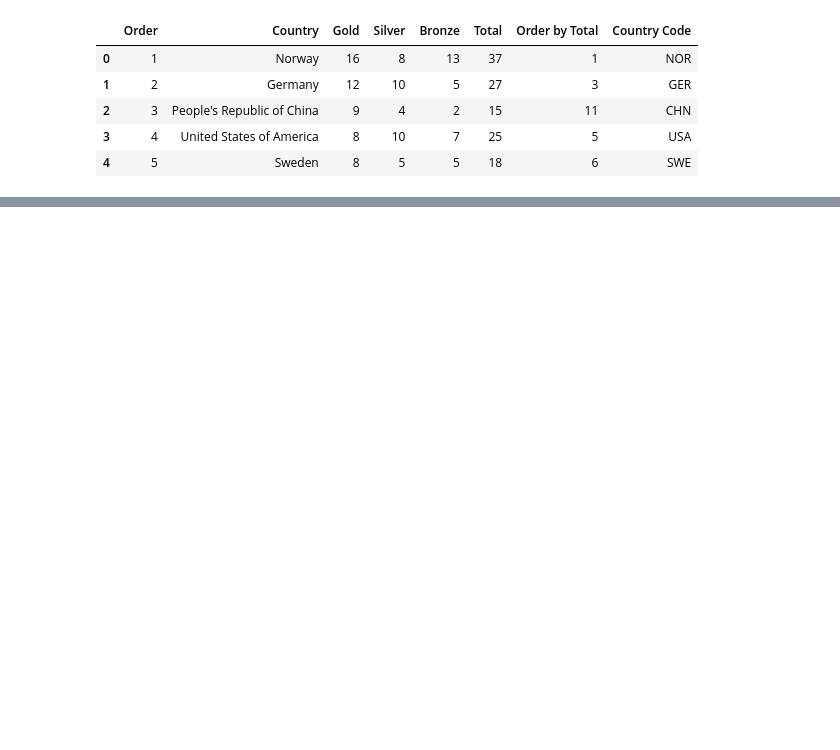
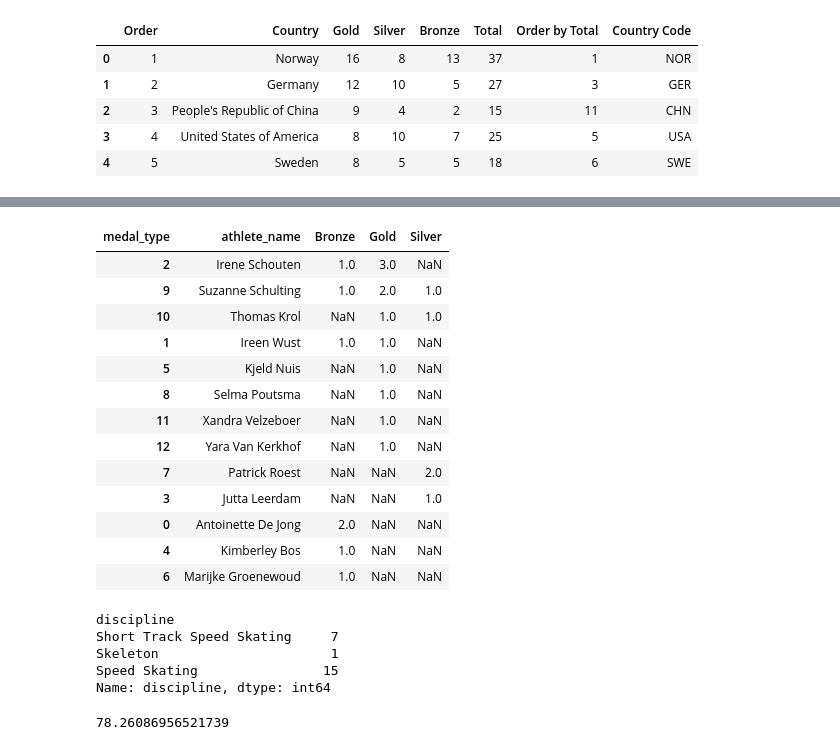
Before and after one commit to lvdheijden/winter-olympics-2022, a Jupyter notebook: winter_olympics_2022.ipynb, the cells around one changed output, grey strips where cells are left out. Drawn from its saved outputs; the diff is of its cells as text; code cells hidden in the pictures; blank space fills up the shorter version.

```diff
--- a/winter_olympics_2022.ipynb
+++ b/winter_olympics_2022.ipynb
@@ -13,0 +50,3 @@ medals_total.head()
+# %%
+athletes_medals = pd.read_csv("C:/Users/luukv/OneDrive/Documents/Commerciële Economie/Semester 6/Develop my Skills/Data Inzichtelijk/Winter Olympics/data/medals.csv", sep=",")
+athletes_medals.head()
@@ -13,0 +60,3 @@ medals_total.head()
+# %%
+athletes_medals_ned = athletes_medals[athletes_medals["country"]=="Netherlands"]
+athletes_medals_ned.head()
@@ -13,0 +70,7 @@ medals_total.head()
+# %%
+#athletes_medals_ned.loc[:, "athlete_name"] = athletes_medals_ned.loc[:, "athlete_name"].apply(lambda x : ' '.join(reversed(x.split(' '))))
+athletes_medals_ned.loc[:, "athlete_name"] = athletes_medals_ned.loc[:, "athlete_name"].str.title()
+first_name = athletes_medals_ned["athlete_name"].str.split().str[-1]
+athletes_medals_ned["athlete_name"] = athletes_medals_ned["athlete_name"].str.rsplit(' ',1).str[0]
+athletes_medals_ned["athlete_name"] = first_name + " " + athletes_medals_ned["athlete_name"]
+athletes_medals_ned.head()
@@ -13,0 +107,4 @@ medals_total.head()
+# %%
+#["athlete_name", "medal_type", "athlete_sex", "country", "event", "discipline"]
+athletes_medals_ned_grouped = athletes_medals_ned.groupby(["athlete_name", "medal_type"], as_index=False,)["medal_code"].count()
+athletes_medals_ned_grouped.head()
@@ -14 +118,21 @@ medals_total.head()
+# %%
+athletes_medals_ned_pivoted = athletes_medals_ned_grouped.pivot(index="athlete_name",
+                                                                columns="medal_type",
+                                                                values="medal_code").reset_index().sort_values(["Gold", "Silver"], ascending=[False, False])
+athletes_medals_ned_pivoted
+# %% [output]
+| medal_type | athlete_name | Bronze | Gold | Silver |
+| 2 | Irene Schouten | 1.0 | 3.0 | NaN |
+| 9 | Suzanne Schulting | 1.0 | 2.0 | 1.0 |
+| 10 | Thomas Krol | NaN | 1.0 | 1.0 |
+| 1 | Ireen Wust | 1.0 | 1.0 | NaN |
+| 5 | Kjeld Nuis | NaN | 1.0 | NaN |
+| 8 | Selma Poutsma | NaN | 1.0 | NaN |
+| 11 | Xandra Velzeboer | NaN | 1.0 | NaN |
+| 12 | Yara Van Kerkhof | NaN | 1.0 | NaN |
+| 7 | Patrick Roest | NaN | NaN | 2.0 |
+| 3 | Jutta Leerdam | NaN | NaN | 1.0 |
+| 0 | Antoinette De Jong | 2.0 | NaN | NaN |
+| 4 | Kimberley Bos | 1.0 | NaN | NaN |
+| 6 | Marijke Groenewoud | 1.0 | NaN | NaN |
 # %%
@@ -49,0 +176,14 @@ fig.show(renderer="svg")
+# %%
+disciplines_ned = athletes_medals_ned.groupby(["discipline"])["discipline"].count()
+disciplines_ned
+# %% [output]
+discipline
+Short Track Speed Skating     7
+Skeleton                      1
+Speed Skating                15
+Name: discipline, dtype: int64
+# %%
+gender_ned = athletes_medals_ned.groupby(["athlete_sex"])["athlete_sex"].count()
+gender_ned['W'] / (gender_ned['M'] + gender_ned['W']) * 100
+# %% [output]
+78.26086956521739
```
Also changed, not shown: parts of 15 cells of this notebook.
